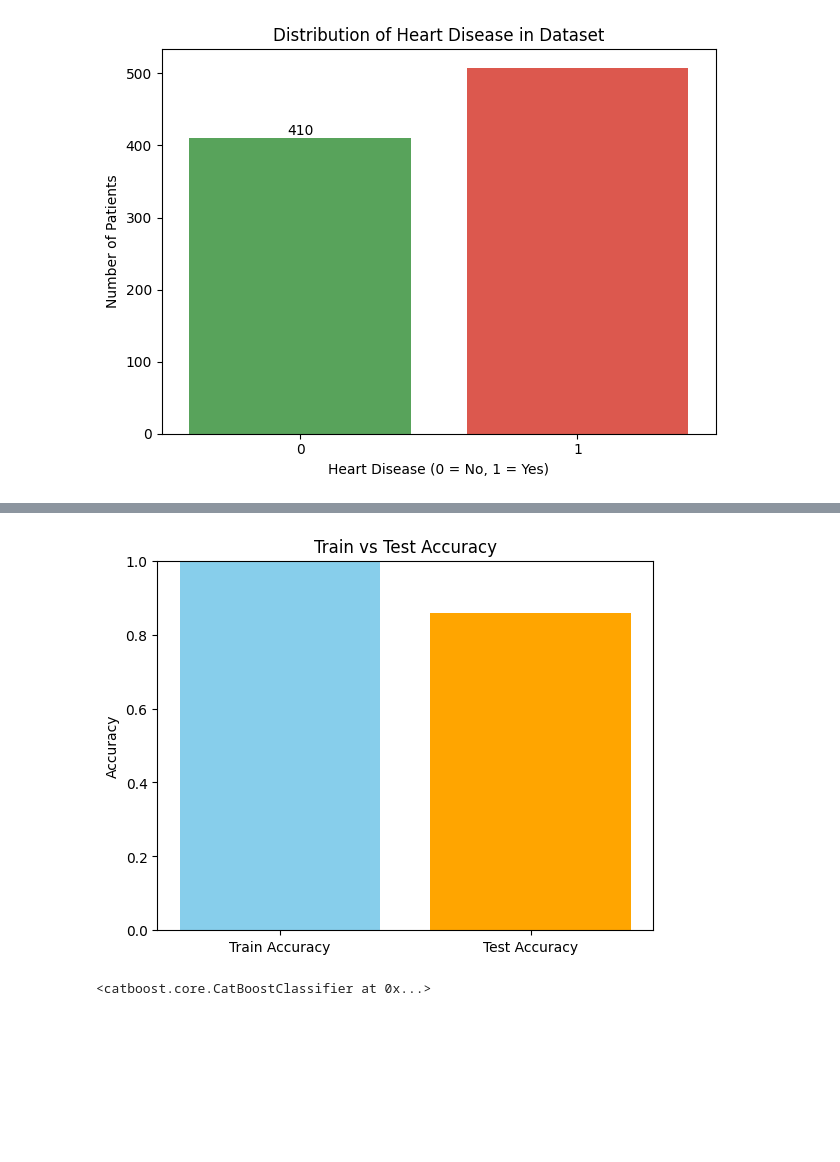
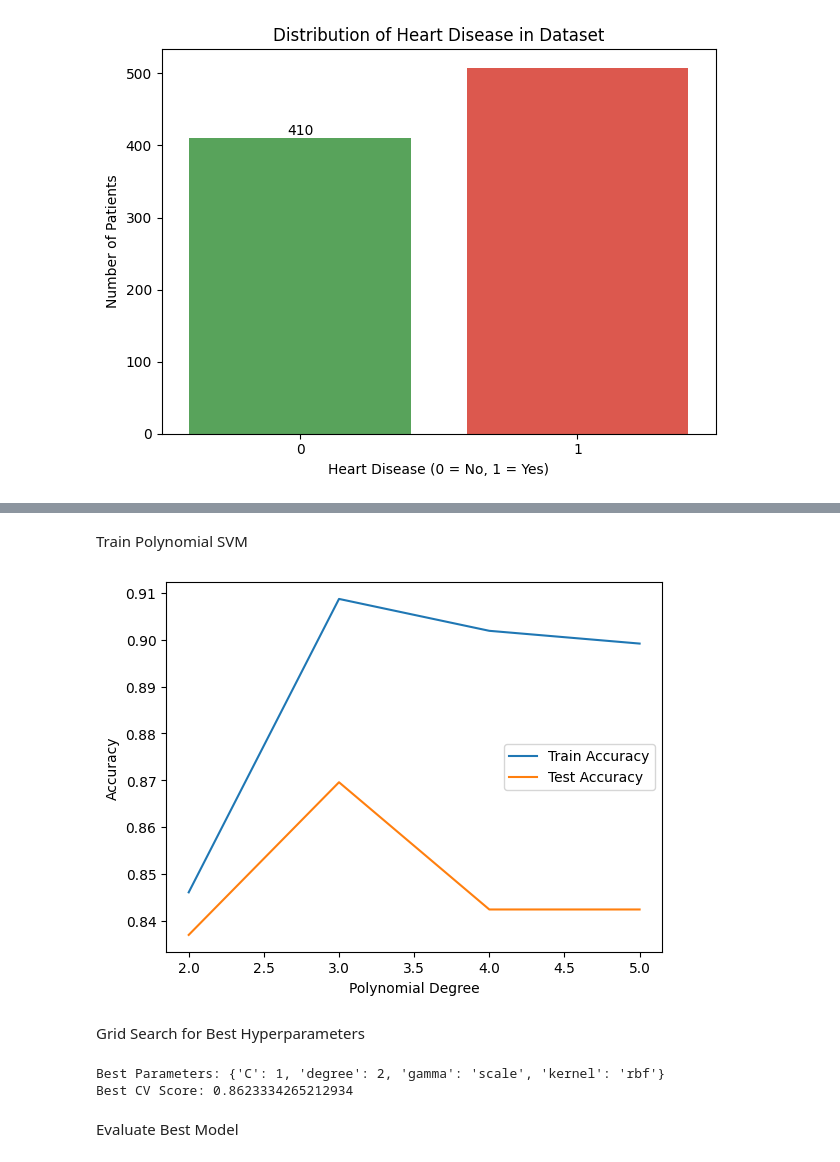
Before and after one commit to tashfeen786/STEMETA_Intership_Projects, a Jupyter notebook: Heart_Failure_Prediction/Heart_Failure_Prediction.ipynb, the cells around one changed output, grey strips where cells are left out. Drawn from its saved outputs; the diff is of its cells as text; code cells hidden in the pictures; blank space fills up the shorter version.

```diff
--- a/Heart_Failure_Prediction/Heart_Failure_Prediction.ipynb
+++ b/Heart_Failure_Prediction/Heart_Failure_Prediction.ipynb
@@ -144,18 +194,43 @@ plt.show()
+# %% [markdown]
+Train Polynomial SVM
 # %%
-train_acc = accuracy_score(y_train, model.predict(X_train))
-test_acc = accuracy_score(y_test, y_pred)
+degrees = [2, 3, 4, 5]
+train_acc, test_acc = [], []
 
-plt.bar(["Train Accuracy", "Test Accuracy"], [train_acc, test_acc], color=["skyblue", "orange"])
-plt.ylim(0, 1)
-plt.title("Train vs Test Accuracy")
-plt.ylabel("Accuracy")
-plt.show()
+for d in degrees:
+    model = SVC(kernel="poly", degree=d, C=1, random_state=42)
+    model.fit(X_train, y_train)
+
+    train_acc.append(accuracy_score(y_train, model.predict(X_train)))
+    test_acc.append(accuracy_score(y_test, model.predict(X_test)))
-# %% [output]
-[figure, removed]
+# %%
+# Plot accuracy vs degree
+plt.plot(degrees, train_acc, label="Train Accuracy")
+plt.plot(degrees, test_acc, label="Test Accuracy")
+plt.xlabel("Polynomial Degree")
+plt.ylabel("Accuracy")
+plt.legend()
+plt.show()
+# %% [output]
+[figure, added]
+# %% [markdown]
+Grid Search for Best Hyperparameters
 # %%
-from catboost import CatBoostClassifier
-cat_model = CatBoostClassifier(verbose=0, random_state=42)  # silent training
-cat_model.fit(X_train, y_train)
+param_grid = {
+    "C": [0.1, 1, 10],
+    "kernel": ["linear", "poly", "rbf"],
+    "gamma": ["scale", "auto"],
+    "degree": [2, 3]
+}
+
+grid = GridSearchCV(SVC(), param_grid, cv=5, scoring="accuracy", n_jobs=-1)
+grid.fit(X_train, y_train)
+
+print("Best Parameters:", grid.best_params_)
+print("Best CV Score:", grid.best_score_)
 # %% [output]
-<catboost.core.CatBoostClassifier at 0x...>
+Best Parameters: {'C': 1, 'degree': 2, 'gamma': 'scale', 'kernel': 'rbf'}
+Best CV Score: 0.8623334265212934
+# %% [markdown]
+Evaluate Best Model
 # %%
```
Also changed, not shown: parts of 27 cells of this notebook.
